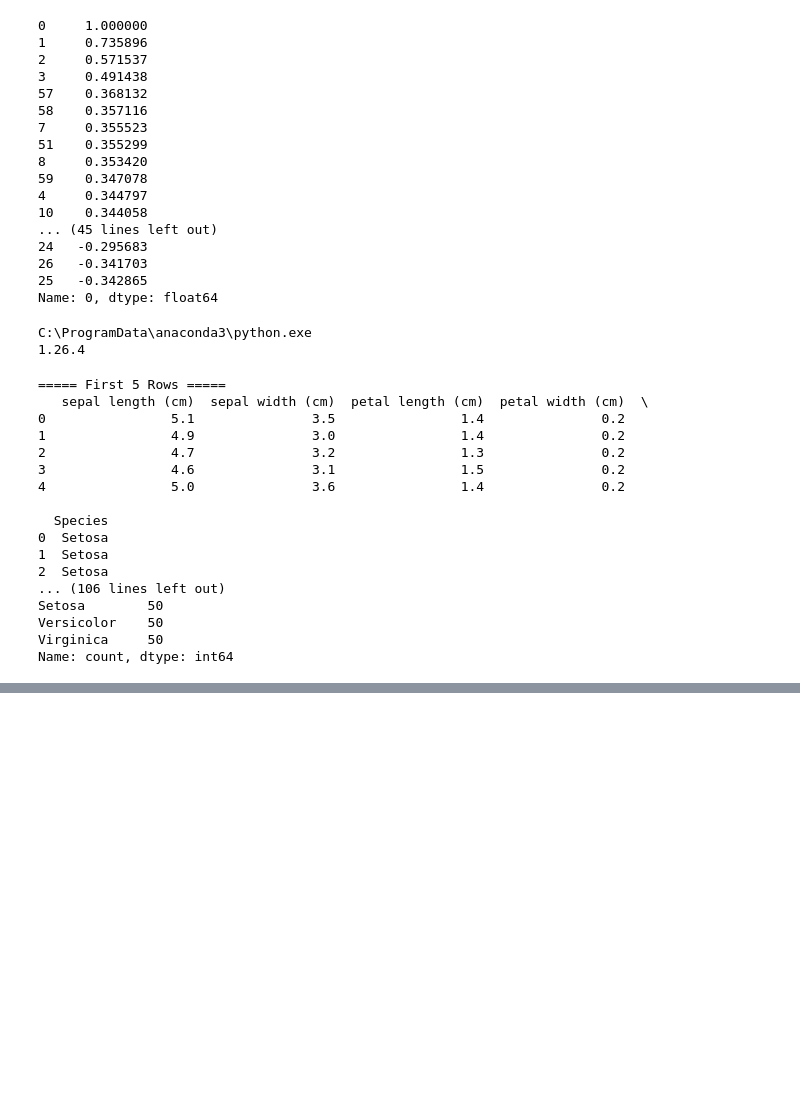
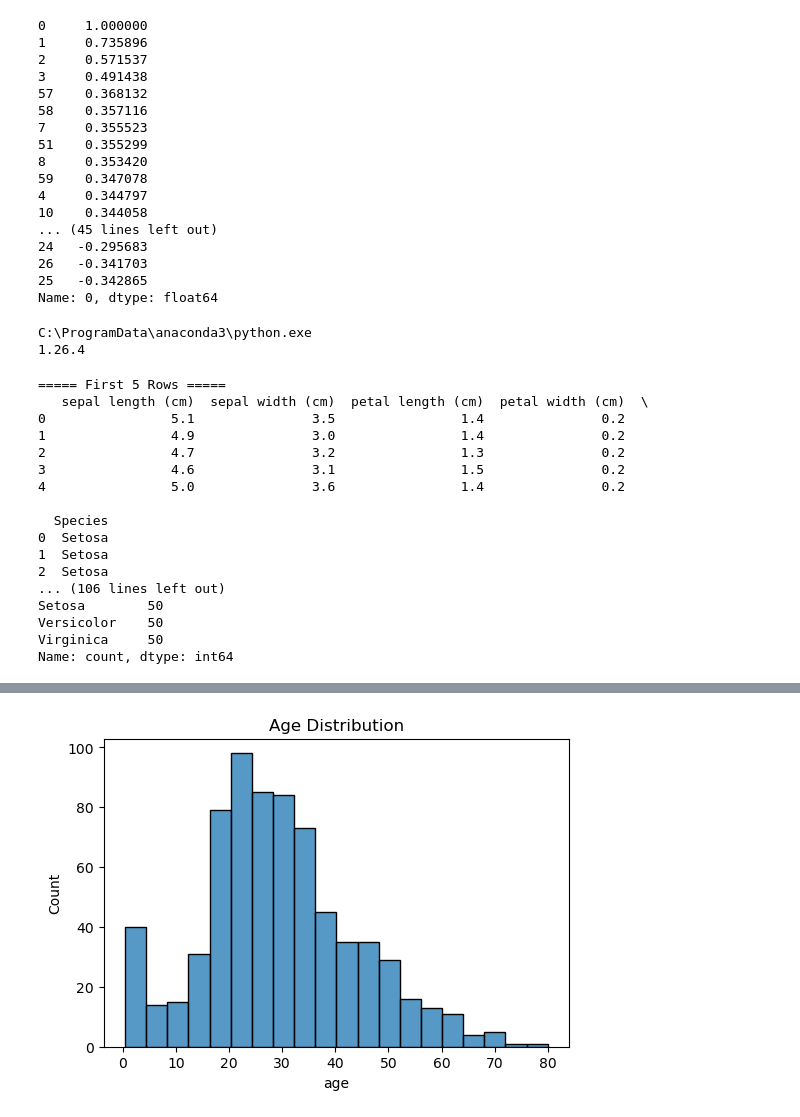
Before and after one commit to valleria123/Machine-Learning, a Jupyter notebook: Experiment1.ipynb, the cells around one changed output, grey strips where cells are left out. Drawn from its saved outputs; the diff is of its cells as text; code cells hidden in the pictures; blank space fills up the shorter version.

```diff
--- a/Experiment1.ipynb
+++ b/Experiment1.ipynb
@@ -518,0 +521,88 @@ Name: count, dtype: int64
+# %%
+
+# Import Libraries
+import pandas as pd
+import numpy as np
+import matplotlib.pyplot as plt
+import seaborn as sns
+
+# Load Titanic Dataset
+df = sns.load_dataset("titanic")
+
+# Display first 5 rows
+print(df.head())
+
+# Display dataset information
+print("\nDataset Information:")
+print(df.info())
+
+# Display shape of the dataset
+print("\nShape of Dataset:")
+print(df.shape)
+
+# Check missing values
+print("\nMissing Values:")
+print(df.isnull().sum())
+
+# Descriptive Statistics
+print("\nDescriptive Statistics:")
+print(df.describe())
+
+# Mean
+print("\nMean:")
+print(df.mean(numeric_only=True))
+
+# Median
+print("\nMedian:")
+print(df.median(numeric_only=True))
+
+# Standard Deviation
+print("\nStandard Deviation:")
+print(df.std(numeric_only=True))
+
+# Correlation
+print("\nCorrelation Matrix:")
+print(df.corr(numeric_only=True))
+
+# Age Distribution
+plt.figure(figsize=(6,4))
+sns.histplot(df['age'], bins=20)
+plt.title("Age Distribution")
+plt.show()
+
+# Survival Count
+plt.figure(figsize=(6,4))
+sns.countplot(x='survived', data=df)
+plt.title("Survival Count")
+plt.show()
+
+# Passenger Class Count
+plt.figure(figsize=(6,4))
+sns.countplot(x='pclass', data=df)
+plt.title("Passenger Class Count")
+plt.show()
+
+# ----------------------------
+# Multivariate Analysis
+# ----------------------------
+
+# Survival by Gender
+plt.figure(figsize=(6,4))
+sns.countplot(x='sex', hue='survived', data=df)
+plt.title("Survival by Gender")
+plt.show()
+
+# Survival by Passenger Class
+plt.figure(figsize=(6,4))
+sns.countplot(x='pclass', hue='survived', data=df)
+plt.title("Survival by Passenger Class")
+plt.show()
+
+# Correlation Heatmap
+plt.figure(figsize=(8,6))
+sns.heatmap(df.corr(numeric_only=True),
+            annot=True,
+            cmap='coolwarm')
+plt.title("Correlation Heatmap")
+plt.show()
+# %% [output]
@@ -518,0 +626 @@ Name: count, dtype: int64
+[figure, added]
```
Also changed, not shown: parts of 2 cells of this notebook.
